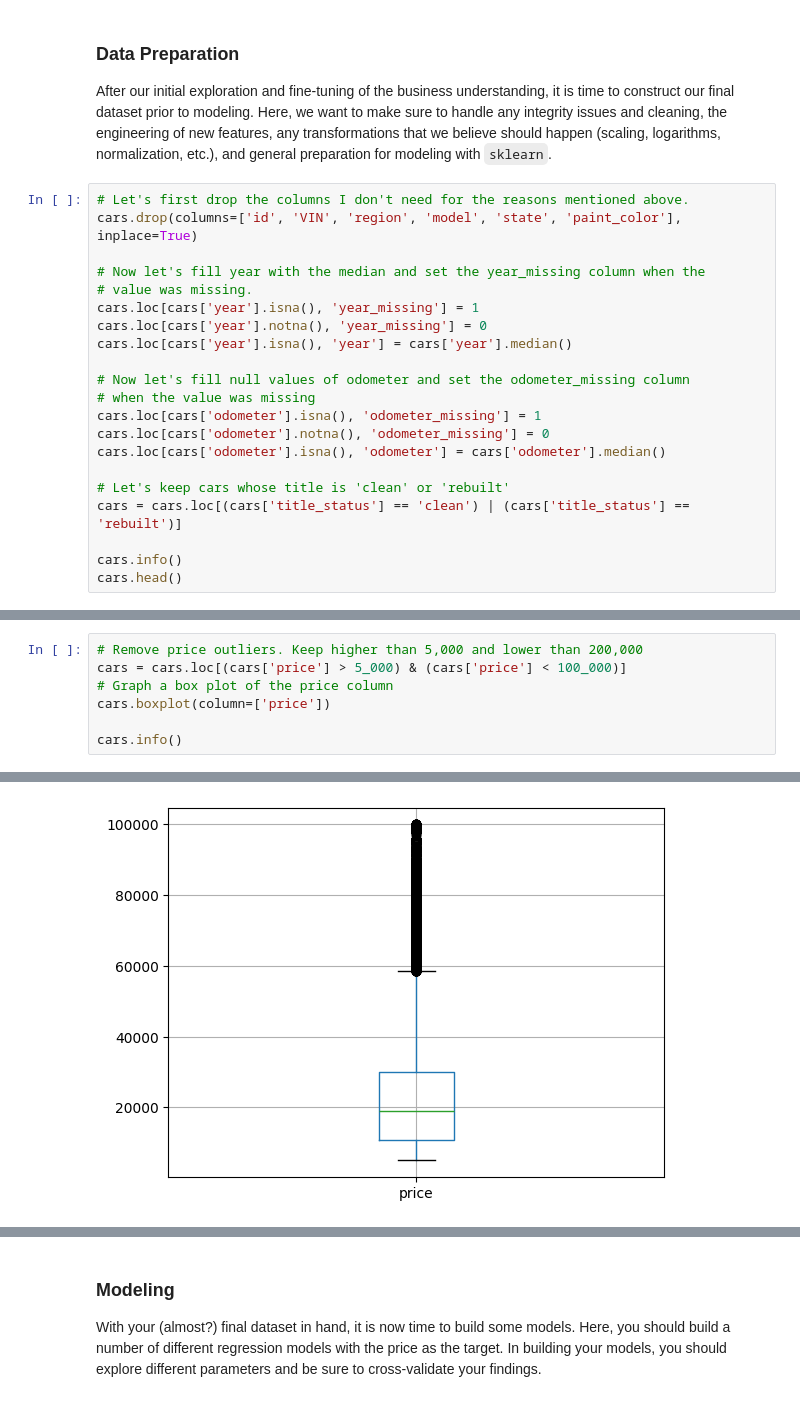
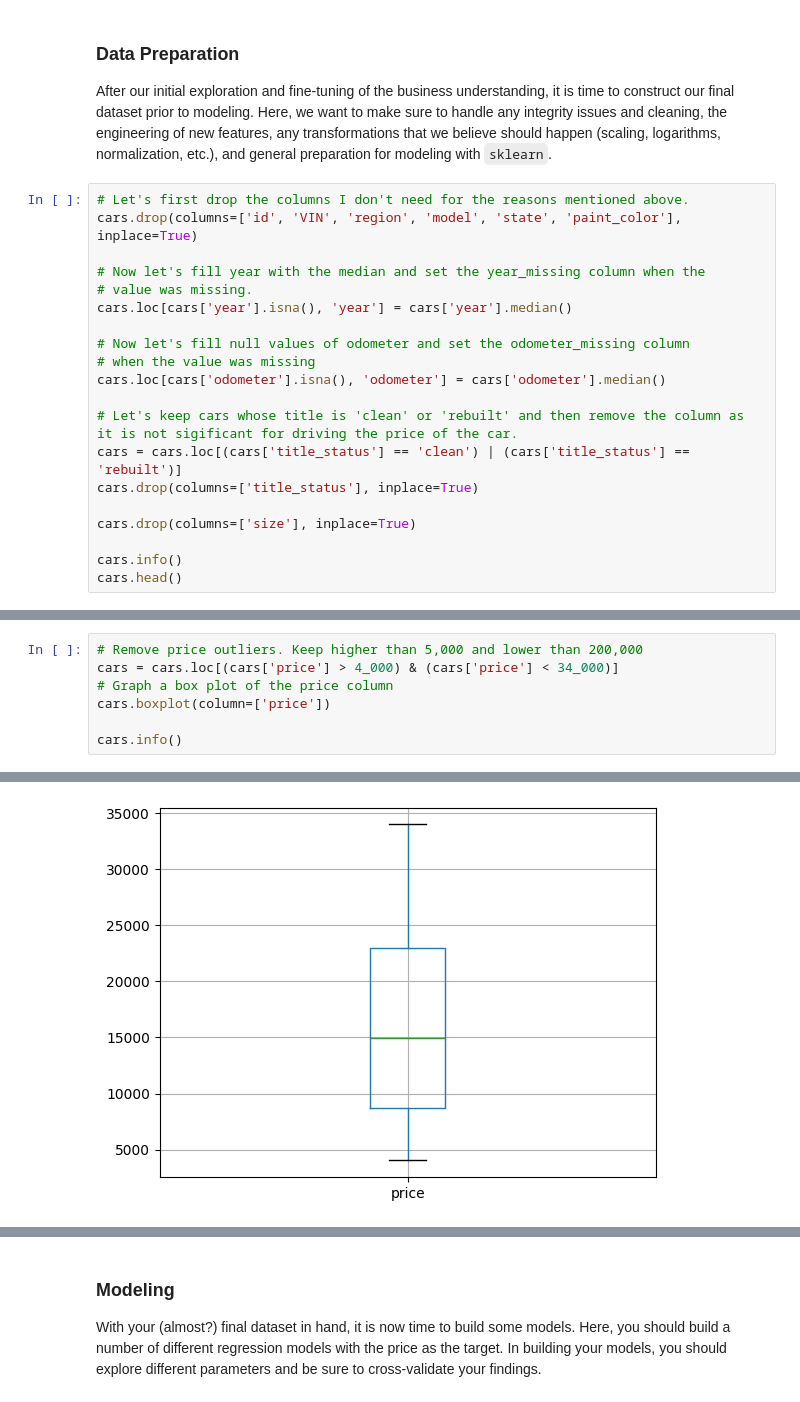
Before and after one commit to vegalopm/ml-assignment-mod11, a Jupyter notebook: prompt_II.ipynb, the cells around one changed output, grey strips where cells are left out. Saved outputs shown, nothing was run; the diff lists cells and outputs as text.

```diff
--- a/prompt_II.ipynb
+++ b/prompt_II.ipynb
@@ -147,18 +148,17 @@ cars.drop(columns=['id', 'VIN', 'region', 'model', 'state', 'paint_color'], inpl
 
 # Now let's fill year with the median and set the year_missing column when the
 # value was missing.
-cars.loc[cars['year'].isna(), 'year_missing'] = 1
-cars.loc[cars['year'].notna(), 'year_missing'] = 0
 cars.loc[cars['year'].isna(), 'year'] = cars['year'].median()
 
 # Now let's fill null values of odometer and set the odometer_missing column
 # when the value was missing
-cars.loc[cars['odometer'].isna(), 'odometer_missing'] = 1
-cars.loc[cars['odometer'].notna(), 'odometer_missing'] = 0
 cars.loc[cars['odometer'].isna(), 'odometer'] = cars['odometer'].median()
 
-# Let's keep cars whose title is 'clean' or 'rebuilt'
+# Let's keep cars whose title is 'clean' or 'rebuilt' and then remove the column as it is not sigificant for driving the price of the car.
 cars = cars.loc[(cars['title_status'] == 'clean') | (cars['title_status'] == 'rebuilt')]
+cars.drop(columns=['title_status'], inplace=True)
+
+cars.drop(columns=['size'], inplace=True)
 
 cars.info()
 cars.head()
@@ -189,6 +189,6 @@ memory usage: 47.2+ MB
 # %%
 # Remove price outliers. Keep higher than 5,000 and lower than 200,000
-cars = cars.loc[(cars['price'] > 5_000) & (cars['price'] < 100_000)]
+cars = cars.loc[(cars['price'] > 4_000) & (cars['price'] < 34_000)]
 # Graph a box plot of the price column
 cars.boxplot(column=['price'])
 
@@ -214 +214 @@ memory usage: 36.5+ MB
-[figure, old version]
+[figure, new version]
```
Also changed, not shown: parts of 8 cells of this notebook.
